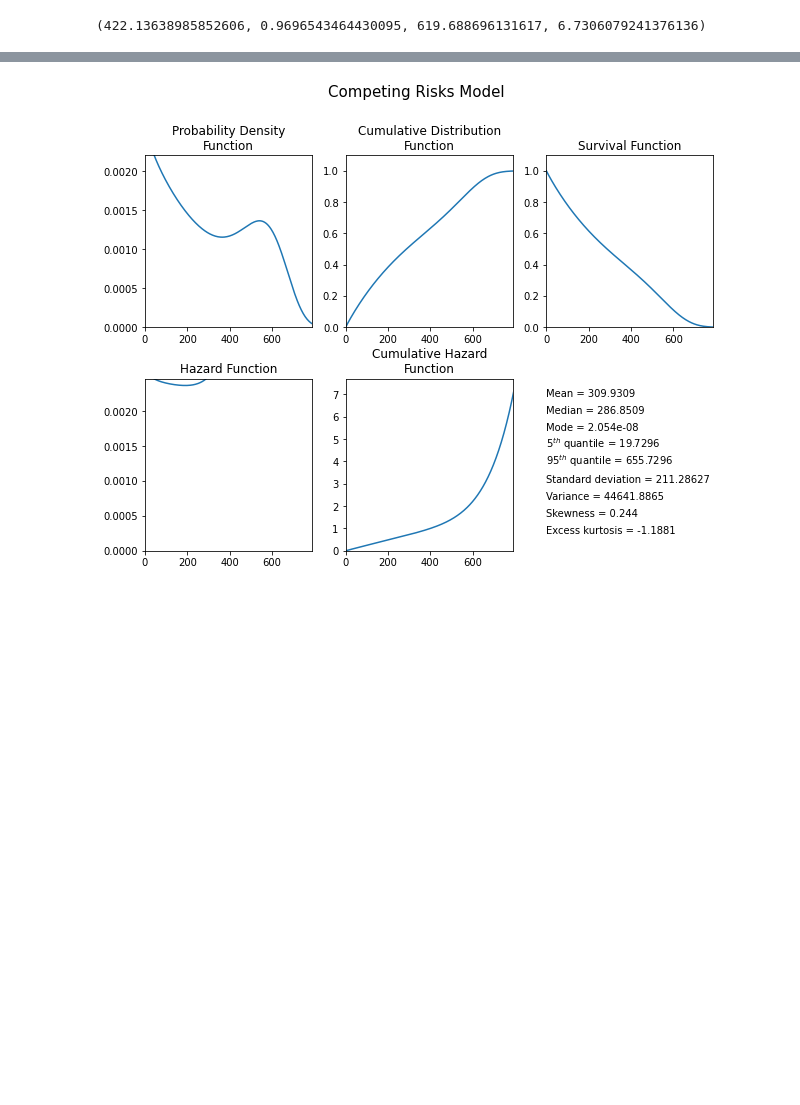
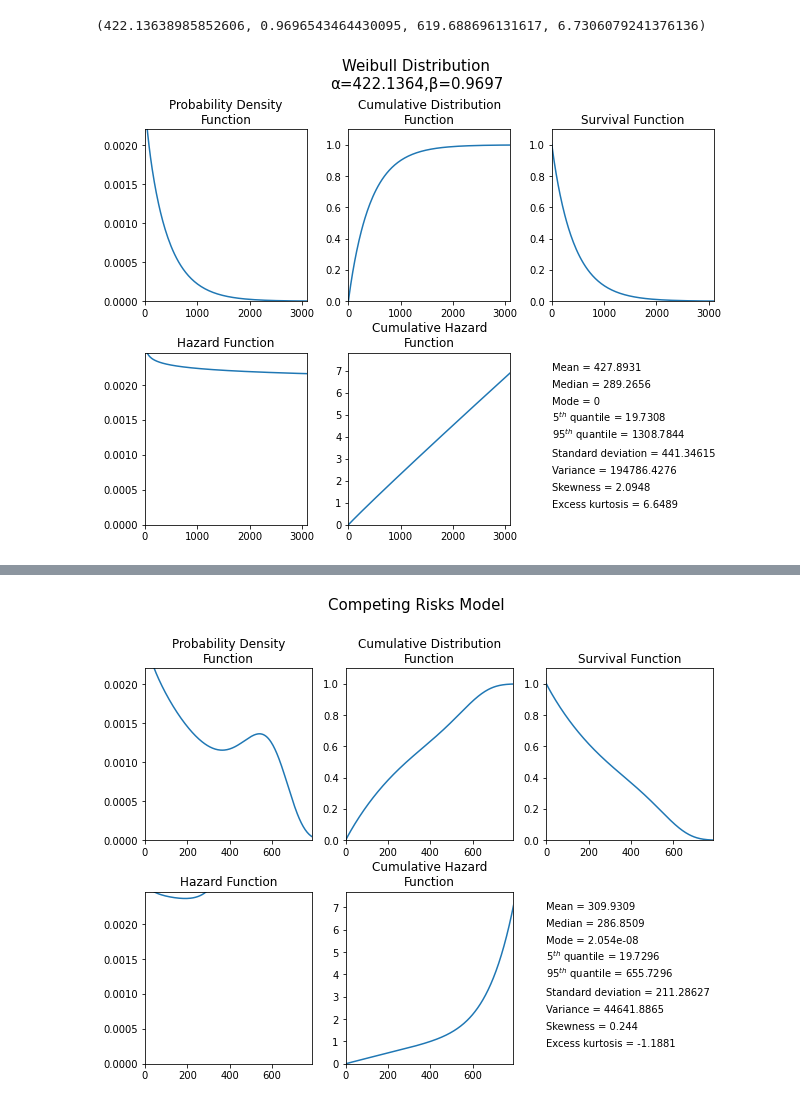
Before and after one commit to sedgewickmm18/notebooks-attic, a Jupyter notebook: Distribution fitting first steps.ipynb, the cells around one changed output, grey strips where cells are left out. Cells and saved outputs as stored; diff of their text form; code cells hidden in the pictures; blank space fills up the shorter version.

```diff
--- a/Distribution fitting first steps.ipynb
+++ b/Distribution fitting first steps.ipynb
@@ -344,3 +397,7 @@ full_dist = Competing_Risks_Model(distributions=[dist_1, dist_2])
 alpha_1, beta_1, alpha_2, beta_2
 # %% [output]
 (422.13638985852606, 0.9696543464430095, 619.688696131617, 6.7306079241376136)
+# %%
+dist_1.plot()
+# %% [output]
+[figure, added]
```
Also changed, not shown: parts of 7 cells of this notebook.
